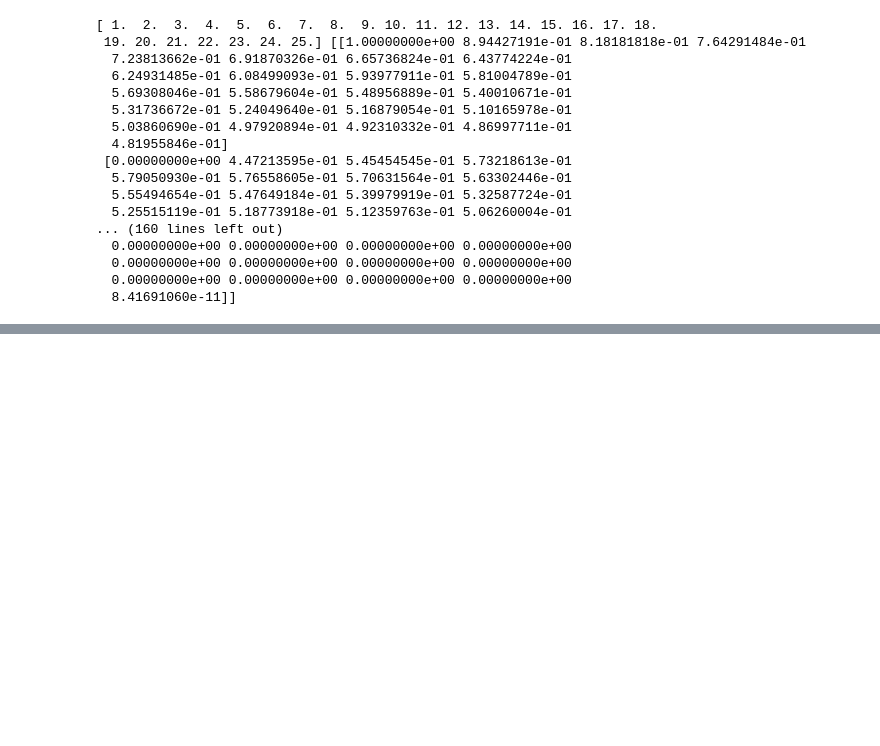
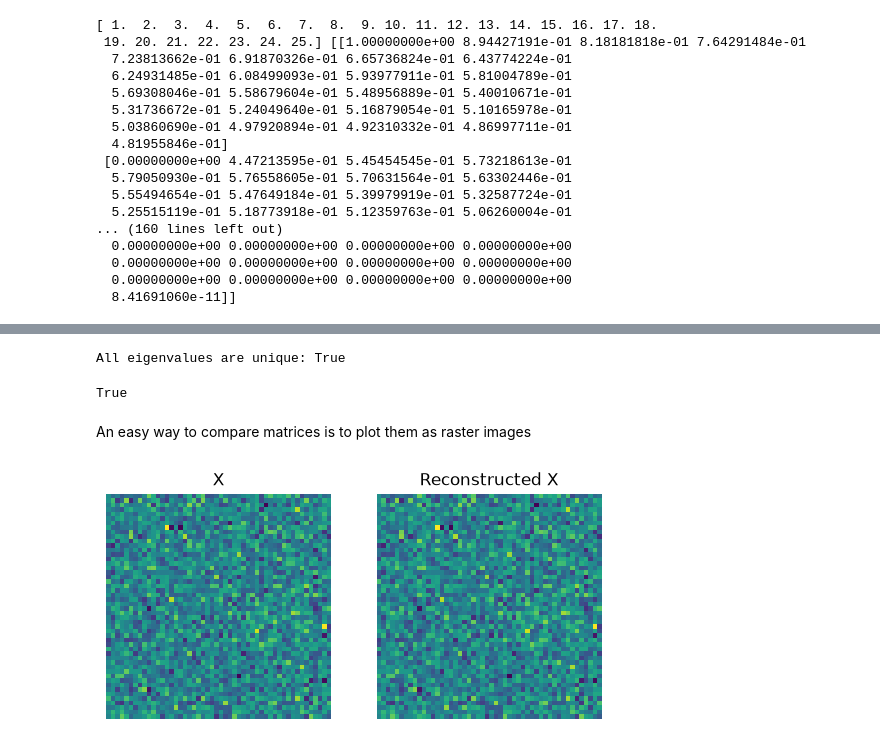
Before and after one commit to reinaldopenno-sonatus/LinAlgCourse, a Jupyter notebook: eig/LA_rp_eig_working.ipynb, the cells around one changed output, grey strips where cells are left out. Cells and saved outputs as stored; diff of their text form; code cells hidden in the pictures; blank space fills up the shorter version.

```diff
--- a/eig/LA_rp_eig_working.ipynb
+++ b/eig/LA_rp_eig_working.ipynb
@@ -257,0 +230,20 @@ print(evals[0])
+# %%
+from sklearn.datasets import make_classification
+
+X: np.ndarray
+y: np.ndarray
+
+X, y = make_classification(
+    n_samples=50,
+    n_features=50,
+    n_informative=50,
+    n_redundant=0,
+    n_repeated=0,
+    n_classes=3,
+    return_X_y=True,
+    random_state=1,
+)
+# %%
+eigenvalues, V = LA.eig(X)
+V_inverse = LA.inv(V)
+eigen_diag = np.diag(eigenvalues)
@@ -257,0 +273,37 @@ print(evals[0])
+# %%
+# Sort complex values consistently
+eigenvalues_sorted = np.sort_complex(eigenvalues)
+
+# Compare neighboring complex eigenvalues
+differences = np.diff(eigenvalues_sorted)
+
+tolerance = 1e-10
+all_unique = np.all(np.abs(differences) > tolerance)
+
+print("All eigenvalues are unique:", all_unique)
+# %% [output]
+All eigenvalues are unique: True
+# %%
+X_recon = V @ eigen_diag @ V_inverse
+# %%
+np.allclose(X_recon, X)
+# %% [output]
+True
+# %% [markdown]
+An easy way to compare matrices is to plot them as raster images
+# %%
+X_recon_display = np.real_if_close(X_recon, tol=1000)
+
+plt.subplot(121)
+plt.imshow(X)
+plt.axis("off")
+plt.title("X")
+
+plt.subplot(122)
+plt.imshow(X_recon_display)
+plt.axis("off")
+plt.title("Reconstructed X")
+
+plt.show()
+# %% [output]
+[figure, added]
```
Also changed, not shown: parts of 12 cells of this notebook, 1 other file.
